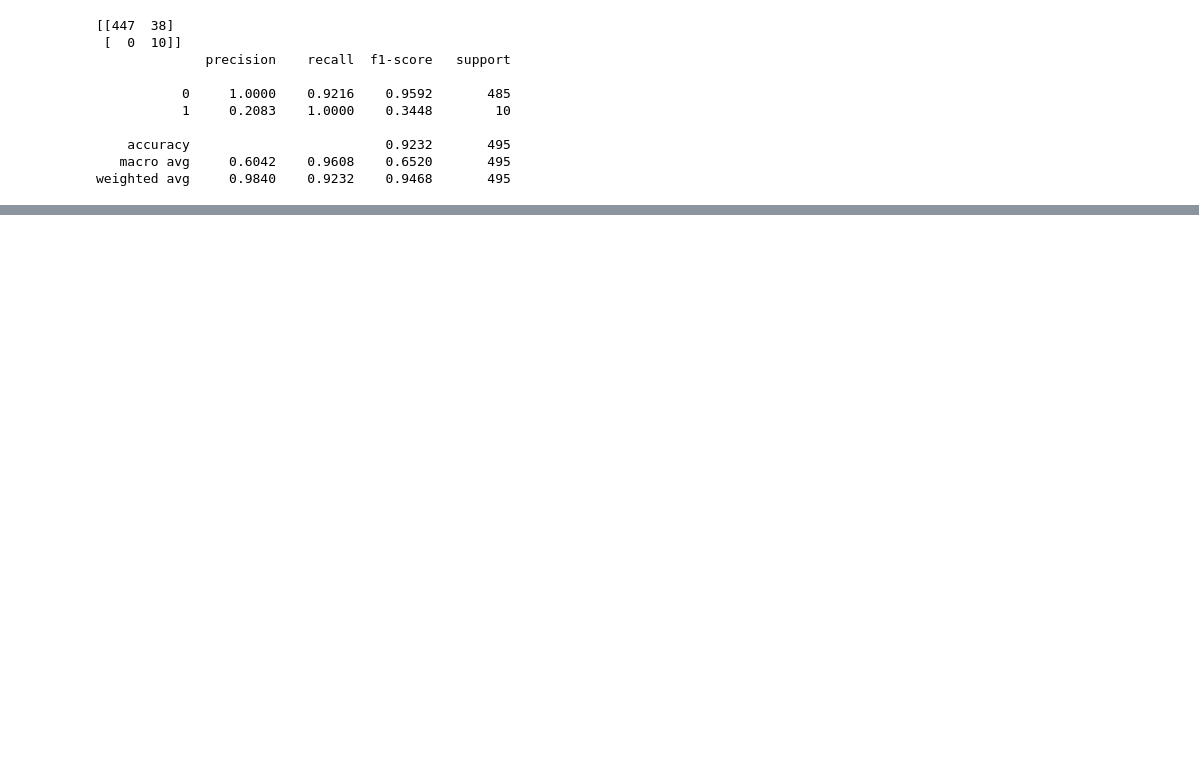
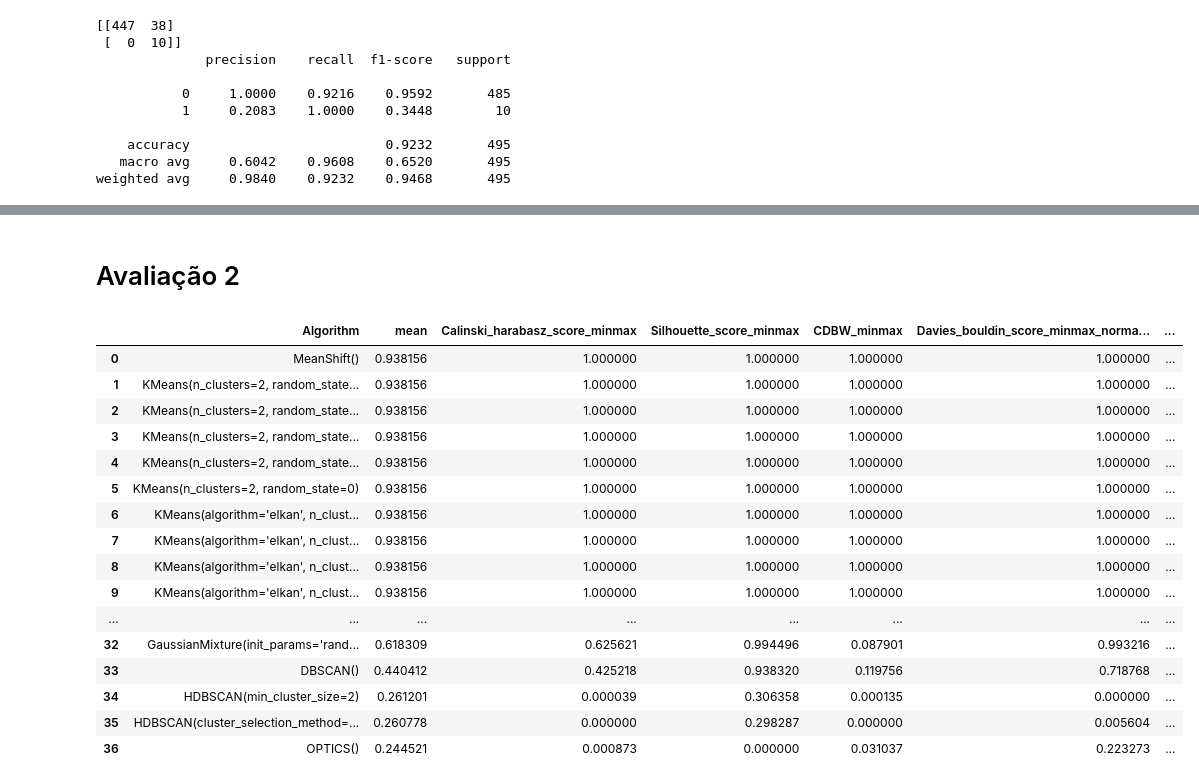
Before and after one commit to andersonneira/tese_resultados, a Jupyter notebook: caso_de_uso_3/experimento_2/code exp 2.ipynb, the cells around one changed output, grey strips where cells are left out. Cells and saved outputs as stored; diff of their text form; code cells hidden in the pictures; blank space fills up the shorter version.

```diff
--- a/caso_de_uso_3/experimento_2/code exp 2.ipynb
+++ b/caso_de_uso_3/experimento_2/code exp 2.ipynb
@@ -216,0 +217,30 @@ plt.clf()
+# %% [markdown]
+# Avaliação 2
+# %%
+colunas = ['5_kurt_total_ips_origem', '5_skw_total_ips_destino', '5_coefficient_variation_total_pacotes' ]
+limit = 542
+init = 47
+x_train = early_warning[colunas].copy()[init:limit]
+y_real = early_warning['has_bot'][init:limit]
+resultado2 = announce(x_train)
+pd.set_option('display.max_rows', resultado2.shape[0]+1)
+resultado2.to_csv('resultado_teste_padrao_exp_1.csv', sep=";")
+resultado2
+# %% [output]
+|  | Algorithm | mean | Calinski_harabasz_score_minmax | Silhouette_score_minmax | CDBW_minmax | Davies_bouldin_score_minmax_norma... | ... |
+| 0 | MeanShift() | 0.938156 | 1.000000 | 1.000000 | 1.000000 | 1.000000 | ... |
+| 1 | KMeans(n_clusters=2, random_state... | 0.938156 | 1.000000 | 1.000000 | 1.000000 | 1.000000 | ... |
+| 2 | KMeans(n_clusters=2, random_state... | 0.938156 | 1.000000 | 1.000000 | 1.000000 | 1.000000 | ... |
+| 3 | KMeans(n_clusters=2, random_state... | 0.938156 | 1.000000 | 1.000000 | 1.000000 | 1.000000 | ... |
+| 4 | KMeans(n_clusters=2, random_state... | 0.938156 | 1.000000 | 1.000000 | 1.000000 | 1.000000 | ... |
+| 5 | KMeans(n_clusters=2, random_state=0) | 0.938156 | 1.000000 | 1.000000 | 1.000000 | 1.000000 | ... |
+| 6 | KMeans(algorithm='elkan', n_clust... | 0.938156 | 1.000000 | 1.000000 | 1.000000 | 1.000000 | ... |
+| 7 | KMeans(algorithm='elkan', n_clust... | 0.938156 | 1.000000 | 1.000000 | 1.000000 | 1.000000 | ... |
+| 8 | KMeans(algorithm='elkan', n_clust... | 0.938156 | 1.000000 | 1.000000 | 1.000000 | 1.000000 | ... |
+| 9 | KMeans(algorithm='elkan', n_clust... | 0.938156 | 1.000000 | 1.000000 | 1.000000 | 1.000000 | ... |
+| ... | ... | ... | ... | ... | ... | ... | ... |
+| 32 | GaussianMixture(init_params='rand... | 0.618309 | 0.625621 | 0.994496 | 0.087901 | 0.993216 | ... |
+| 33 | DBSCAN() | 0.440412 | 0.425218 | 0.938320 | 0.119756 | 0.718768 | ... |
+| 34 | HDBSCAN(min_cluster_size=2) | 0.261201 | 0.000039 | 0.306358 | 0.000135 | 0.000000 | ... |
+| 35 | HDBSCAN(cluster_selection_method=... | 0.260778 | 0.000000 | 0.298287 | 0.000000 | 0.005604 | ... |
+| 36 | OPTICS() | 0.244521 | 0.000873 | 0.000000 | 0.031037 | 0.223273 | ... |
```
Also changed, not shown: parts of 14 cells of this notebook, 19 other files.
